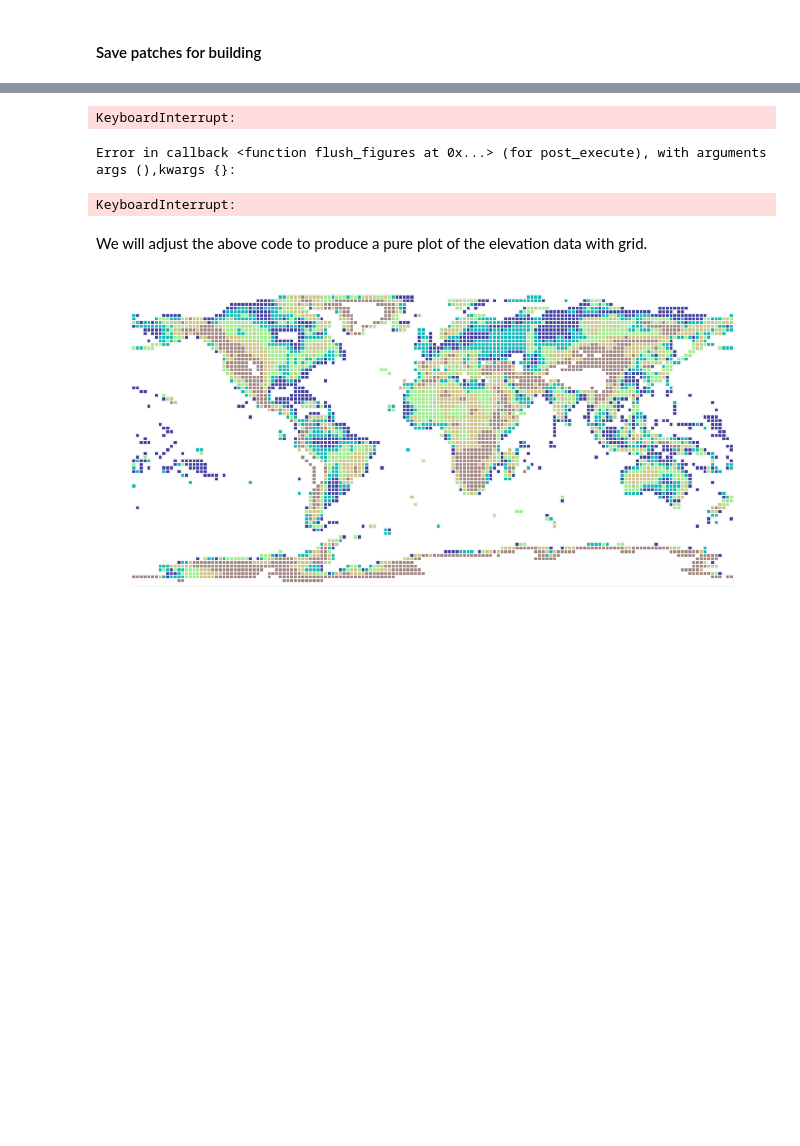
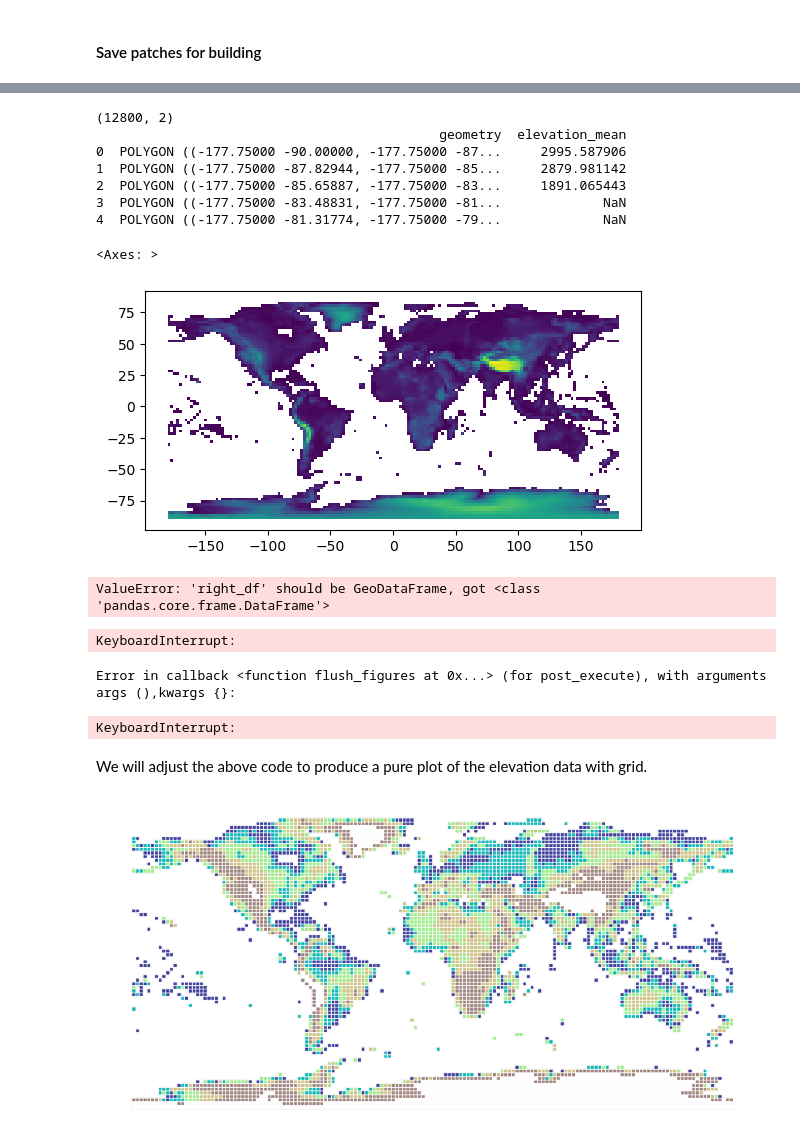
Before and after one commit to sralter/lego_world_map, a Jupyter notebook: lego_world_map.ipynb, the cells around one changed output, grey strips where cells are left out. Saved outputs shown, nothing was run; the diff lists cells and outputs as text; code cells hidden in the pictures; blank space fills up the shorter version.

```diff
--- a/lego_world_map.ipynb
+++ b/lego_world_map.ipynb
@@ -694,3 +785,64 @@ gdf_land.iloc[:,0].plot()
+# %%
+print(gdf_grid.shape)
+print(gdf_grid.head())
+gdf_grid.plot(column='elevation_mean')
+# %% [output]
+(12800, 2)
+                                            geometry  elevation_mean
+0  POLYGON ((-177.75000 -90.00000, -177.75000 -87...     2995.587906
+1  POLYGON ((-177.75000 -87.82944, -177.75000 -85...     2879.981142
+2  POLYGON ((-177.75000 -85.65887, -177.75000 -83...     1891.065443
+3  POLYGON ((-177.75000 -83.48831, -177.75000 -81...             NaN
+4  POLYGON ((-177.75000 -81.31774, -177.75000 -79...             NaN
+<Axes: >
+[figure, added]
+# %%
+# Step 1: Fill missing cells in gdf_land
+# Create a rectangular bounding box around gdf_land
+xmin, ymin, xmax, ymax = gdf_land.total_bounds
+
+# Define the resolution for the raster (80x160 image)
+n_rows, n_cols = 80, 160
+cell_width = (xmax - xmin) / n_cols
+cell_height = (ymax - ymin) / n_rows
+
+# Generate a full grid of polygons
+grid_cells = [
+    box(xmin + j * cell_width, ymin + i * cell_height,
+        xmin + (j + 1) * cell_width, ymin + (i + 1) * cell_height)
+    for i in range(n_rows) for j in range(n_cols)
+]
+grid_gdf = gpd.GeoDataFrame({'geometry': grid_cells}, crs=gdf_land.crs)
+
+# Join gdf_land to the grid, filling missing cells with height_level 0
+gdf_land_filled = grid_gdf.sjoin(gdf_land[['height_level']], how='left').fillna({'height_level': 0})
+
+# Step 2: Rasterize gdf_land_filled
+# Map height levels to the raster grid
+transform = from_bounds(xmin, ymin, xmax, ymax, n_cols, n_rows)
+height_array = rasterize(
+    [(geom, height) for geom, height in zip(gdf_land_filled.geometry, gdf_land_filled.height_level)],
+    out_shape=(n_rows, n_cols),
+    transform=transform,
+    fill=0  # Default value for empty cells
+)
+
+# Step 3: Create the image
+# Map height levels to colors using the terrain colormap
+colors = plt.cm.terrain(np.linspace(0, 1, gdf_land['height_level'].max() + 1))
+color_image = np.zeros((n_rows, n_cols, 3), dtype=np.uint8)
+
+# Assign colors to each pixel
+for level, color in enumerate(colors):
+    color_image[height_array == level] = (color[:3] * 255).astype(np.uint8)
+
+# Step 4: Display and save the image
+plt.imshow(color_image, extent=(xmin, xmax, ymin, ymax))
+plt.axis('off')
+# plt.savefig('gdf_land_rasterized.png', bbox_inches='tight')
+plt.show()
+# %% [output]
+ValueError: 'right_df' should be GeoDataFrame, got <class 'pandas.core.frame.DataFrame'>
 # %%
 import geopandas as gpd
 from shapely.geometry import box
```
Also changed, not shown: parts of 7 cells of this notebook, 2 other files.
